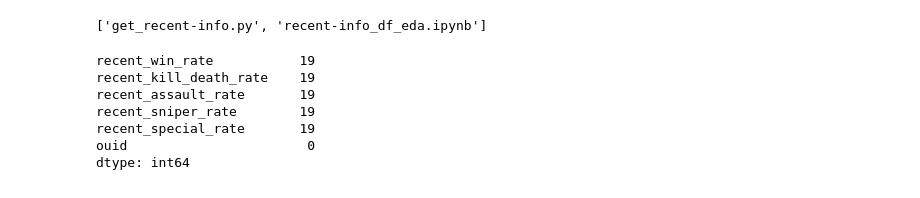
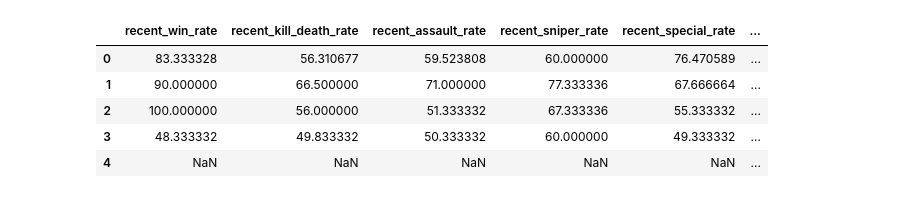
Before and after one commit to pjjongho/NEXON_API, a Jupyter notebook: SA/api_request/recent-info/recent-info_df_eda.ipynb, the cells around one changed output. Saved outputs shown, nothing was run; the diff lists cells and outputs as text; code cells hidden in the pictures.

```diff
--- a/SA/api_request/recent-info/recent-info_df_eda.ipynb
+++ b/SA/api_request/recent-info/recent-info_df_eda.ipynb
@@ -1,10 +1,6 @@
 # %%
 import pandas as pd
 import os
-# %%
-os.listdir()
-# %% [output]
-['get_recent-info.py', 'recent-info_df_eda.ipynb']
 # %%
 df_recent = pd.read_csv('../../collected_data/recent-info.csv')
 # %%
@@ -12,13 +8,12 @@ df_recent = pd.read_csv('../../collected_data/recent-info.csv')
 
 # df_recent = df_recent.drop('user_name', axis=1)
 # df_recent.to_csv('../../collected_data/recent-info_final.csv',index=False, encoding='utf-8-sig')
-# %%
-df_recent.isna().sum()
-# %% [output]
-recent_win_rate           19
-recent_kill_death_rate    19
-recent_assault_rate       19
-recent_sniper_rate        19
-recent_special_rate       19
-ouid                       0
-dtype: int64
+# %%
+df = pd.read_csv('../../collected_data/recent-info_final.csv')
+# %% [output]
+|  | recent_win_rate | recent_kill_death_rate | recent_assault_rate | recent_sniper_rate | recent_special_rate | ... |
+| 0 | 83.333328 | 56.310677 | 59.523808 | 60.000000 | 76.470589 | ... |
+| 1 | 90.000000 | 66.500000 | 71.000000 | 77.333336 | 67.666664 | ... |
+| 2 | 100.000000 | 56.000000 | 51.333332 | 67.333336 | 55.333332 | ... |
+| 3 | 48.333332 | 49.833332 | 50.333332 | 60.000000 | 49.333332 | ... |
+| 4 | NaN | NaN | NaN | NaN | NaN | ... |
```
Also changed, not shown: parts of 1 cell of this notebook, 13 other files.
